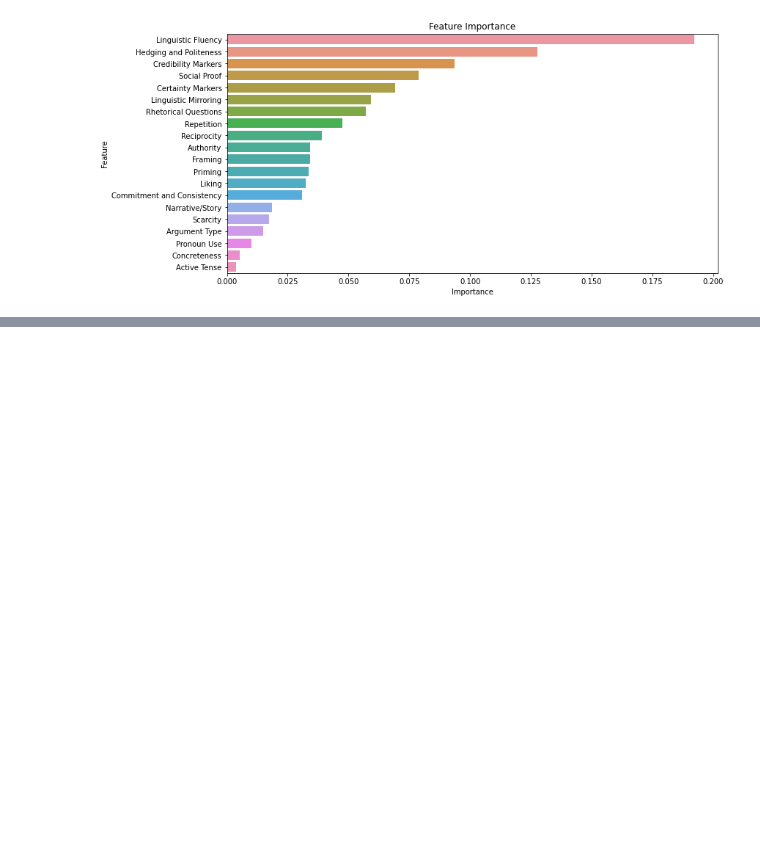
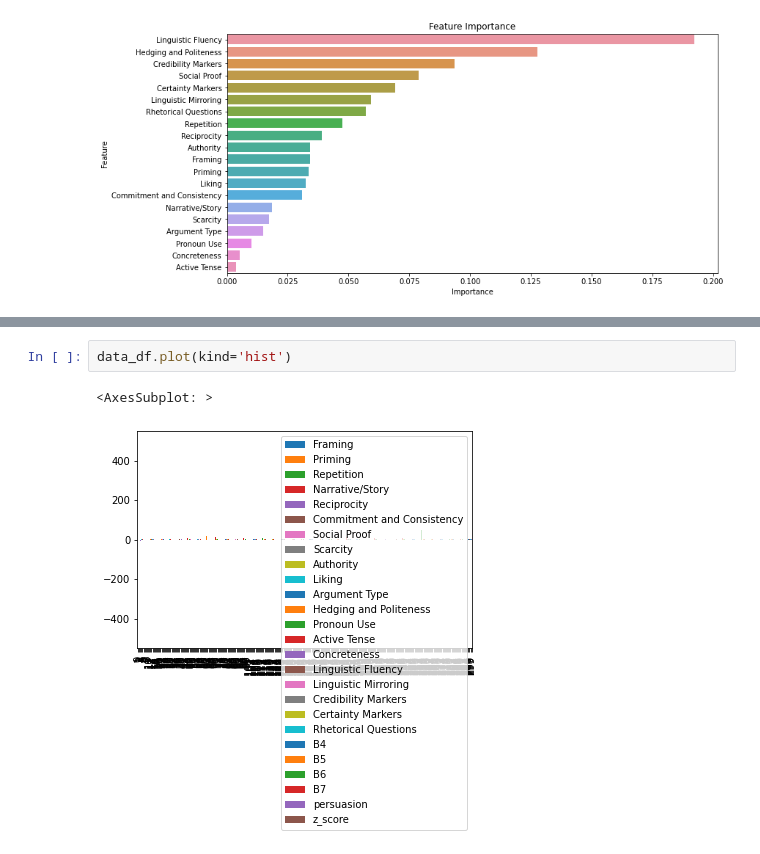
Before and after one commit to harsha2000g/Persuasion-Predictability, a Jupyter notebook: code/4_pfg_analysis_latest.ipynb, the cells around one changed output, grey strips where cells are left out. Cells and saved outputs as stored; diff of their text form; blank space fills up the shorter version.

```diff
--- a/code/4_pfg_analysis_latest.ipynb
+++ b/code/4_pfg_analysis_latest.ipynb
@@ -251,3 +264,8 @@ Requirement already satisfied: scipy in c:\users\samavedam\miniconda3\envs\datas
+# %%
+data_df.plot(kind='hist')
+# %% [output]
+<AxesSubplot: >
+[figure, added]
 # %%
 
 
```
Also changed, not shown: parts of 10 cells of this notebook, 5 other files.
